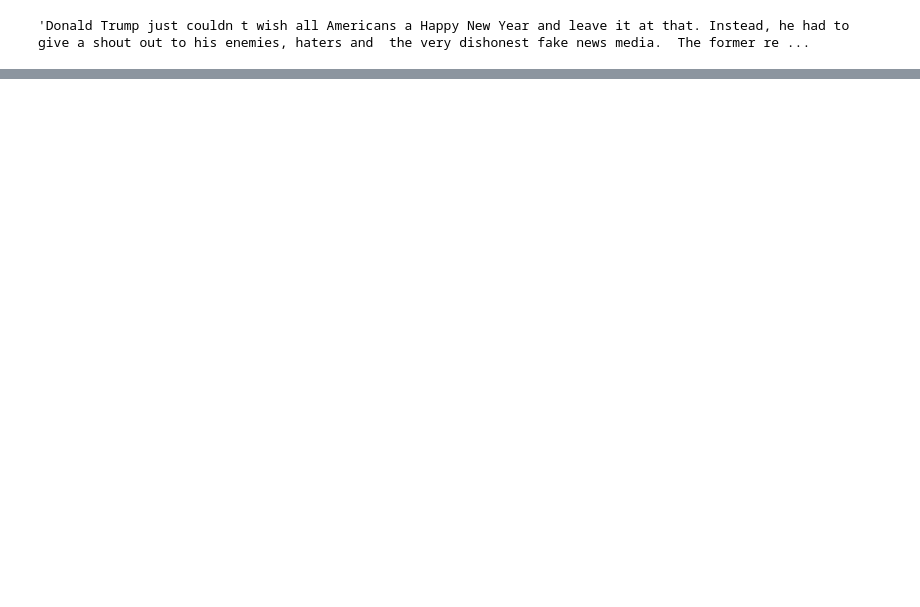
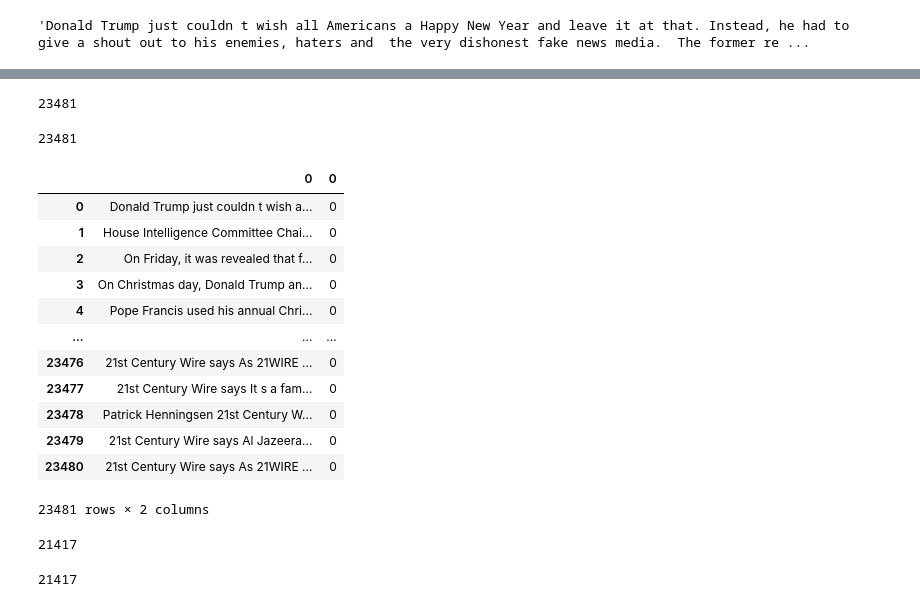
Before and after one commit to alfinmaulani/skripsi2, a Jupyter notebook: BERT.ipynb, the cells around one changed output, grey strips where cells are left out. Saved outputs shown, nothing was run; the diff lists cells and outputs as text; code cells hidden in the pictures; blank space fills up the shorter version.

```diff
--- a/BERT.ipynb
+++ b/BERT.ipynb
@@ -43,0 +79,34 @@ dffake.iloc[0,1]
+# %%
+temp=[]
+# %%
+temp.extend(dffake.text)
+# %%
+len(temp)
+# %% [output]
+23481
+# %%
+nol =array.array('i',(0,)*len(temp))
+# %%
+len(nol)
+# %% [output]
+23481
+# %%
+dffaketext=pd.DataFrame(temp)
+dffakelabel=pd.DataFrame(nol)
+result = pd.concat([dffaketext, dffakelabel], axis=1)
+# %%
+result
+# %% [output]
+|  | 0 | 0 |
+| 0 | Donald Trump just couldn t wish a... | 0 |
+| 1 | House Intelligence Committee Chai... | 0 |
+| 2 | On Friday, it was revealed that f... | 0 |
+| 3 | On Christmas day, Donald Trump an... | 0 |
+| 4 | Pope Francis used his annual Chri... | 0 |
+| ... | ... | ... |
+| 23476 | 21st Century Wire says As 21WIRE ... | 0 |
+| 23477 | 21st Century Wire says It s a fam... | 0 |
+| 23478 | Patrick Henningsen 21st Century W... | 0 |
+| 23479 | 21st Century Wire says Al Jazeera... | 0 |
+| 23480 | 21st Century Wire says As 21WIRE ... | 0 |
+23481 rows × 2 columns
@@ -43,0 +117,4 @@ dffake.iloc[0,1]
+# %%
+len(temp2)
+# %% [output]
+21417
@@ -43,0 +123,4 @@ dffake.iloc[0,1]
+# %%
+len(satu)
+# %% [output]
+21417
```
Also changed, not shown: parts of 16 cells of this notebook.
